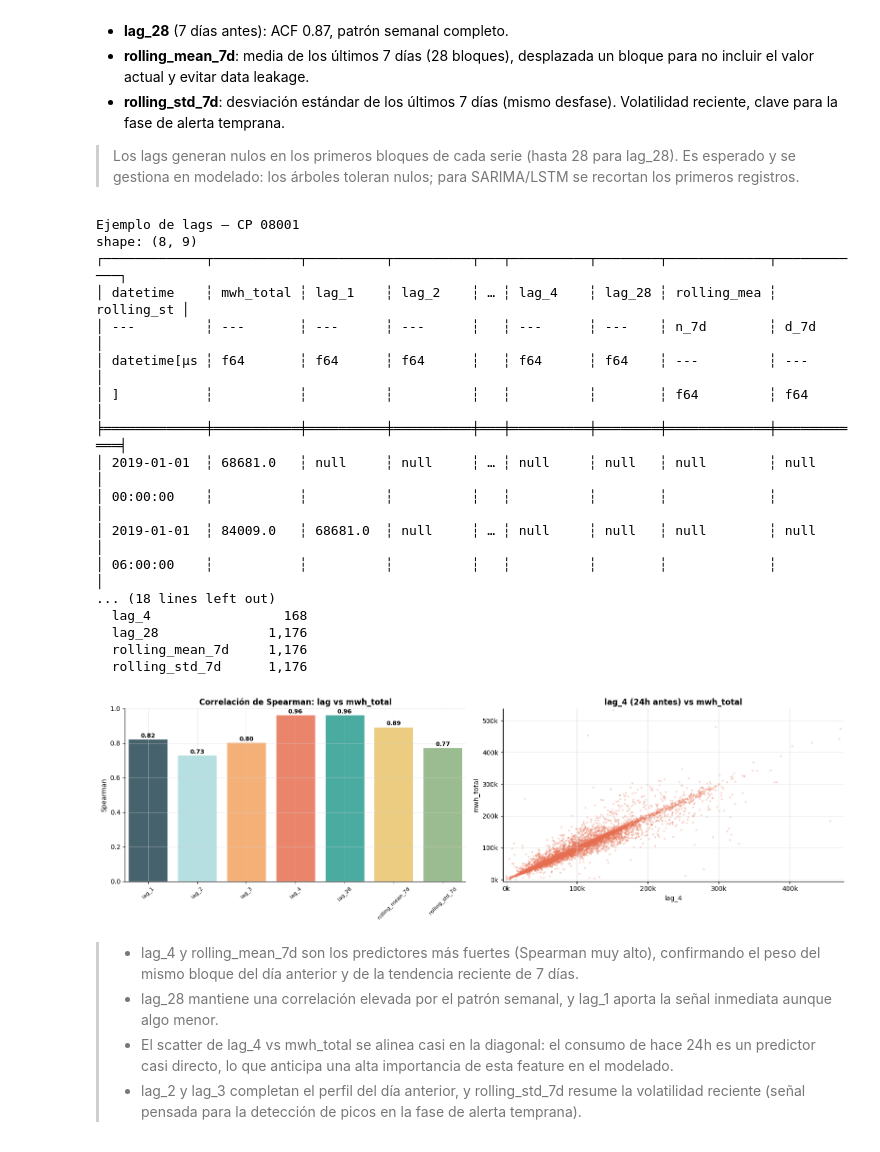
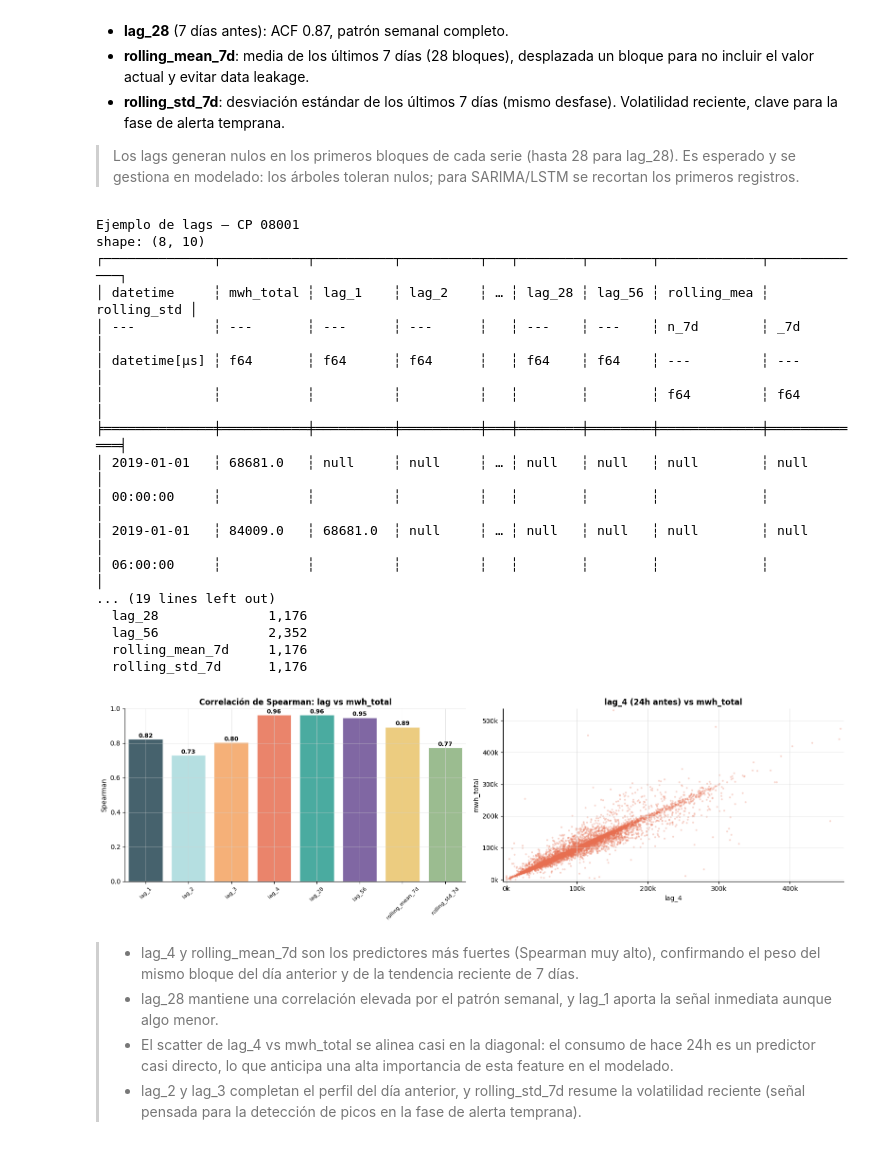
Before and after one commit to sebasposcor-del/TFM, a Jupyter notebook: notebooks/04_feature_engineering.ipynb, the cells around one changed output. Cells and saved outputs as stored; diff of their text form; code cells hidden in the pictures.

```diff
--- a/notebooks/04_feature_engineering.ipynb
+++ b/notebooks/04_feature_engineering.ipynb
@@ -544,6 +544,7 @@ df = df.with_columns([
     pl.col('mwh_total').shift(3).over('cod_postal').alias('lag_3'),
     pl.col('mwh_total').shift(4).over('cod_postal').alias('lag_4'),
     pl.col('mwh_total').shift(28).over('cod_postal').alias('lag_28'),
+    pl.col('mwh_total').shift(56).over('cod_postal').alias('lag_56'),
     pl.col('mwh_total').shift(1).rolling_mean(window_size=28).over('cod_postal').alias('rolling_mean_7d'),
     pl.col('mwh_total').shift(1).rolling_std(window_size=28).over('cod_postal').alias('rolling_std_7d'),
 ])
@@ -551,56 +552,56 @@ df = df.with_columns([
 cp_demo = df['cod_postal'].first()
 print(f"Ejemplo de lags — CP {cp_demo}")
 print(df.filter(pl.col('cod_postal') == cp_demo)
-        .select(['datetime', 'mwh_total', 'lag_1', 'lag_2', 'lag_3', 'lag_4', 'lag_28', 'rolling_mean_7d', 'rolling_std_7d'])
+        .select(['datetime', 'mwh_total', 'lag_1', 'lag_2', 'lag_3', 'lag_4', 'lag_28', 'lag_56', 'rolling_mean_7d', 'rolling_std_7d'])
         .head(8))
 
 print("\nNulos generados por los lags (primeros bloques de cada CP)")
-for v in ['lag_1', 'lag_2', 'lag_3', 'lag_4', 'lag_28', 'rolling_mean_7d', 'rolling_std_7d']:
+for v in ['lag_1', 'lag_2', 'lag_3', 'lag_4', 'lag_28', 'lag_56', 'rolling_mean_7d', 'rolling_std_7d']:
     print(f"  {v:<18} {df[v].null_count():>6,}")
 # %% [output]
 Ejemplo de lags — CP 08001
-shape: (8, 9)
-┌─────────────┬───────────┬──────────┬──────────┬───┬──────────┬────────┬─────────────┬────────────┐
-│ datetime    ┆ mwh_total ┆ lag_1    ┆ lag_2    ┆ … ┆ lag_4    ┆ lag_28 ┆ rolling_mea ┆ rolling_st │
-│ ---         ┆ ---       ┆ ---      ┆ ---      ┆   ┆ ---      ┆ ---    ┆ n_7d        ┆ d_7d       │
-│ datetime[μs ┆ f64       ┆ f64      ┆ f64      ┆   ┆ f64      ┆ f64    ┆ ---         ┆ ---        │
-│ ]           ┆           ┆          ┆          ┆   ┆          ┆        ┆ f64         ┆ f64        │
-╞═════════════╪═══════════╪══════════╪══════════╪═══╪══════════╪════════╪═════════════╪════════════╡
-│ 2019-01-01  ┆ 68681.0   ┆ null     ┆ null     ┆ … ┆ null     ┆ null   ┆ null        ┆ null       │
-│ 00:00:00    ┆           ┆          ┆          ┆   ┆          ┆        ┆             ┆            │
-│ 2019-01-01  ┆ 84009.0   ┆ 68681.0  ┆ null     ┆ … ┆ null     ┆ null   ┆ null        ┆ null       │
-│ 06:00:00    ┆           ┆          ┆          ┆   ┆          ┆        ┆             ┆            │
-... (18 lines left out)
-  lag_4                 168
+shape: (8, 10)
+┌──────────────┬───────────┬──────────┬──────────┬───┬────────┬────────┬─────────────┬─────────────┐
+│ datetime     ┆ mwh_total ┆ lag_1    ┆ lag_2    ┆ … ┆ lag_28 ┆ lag_56 ┆ rolling_mea ┆ rolling_std │
+│ ---          ┆ ---       ┆ ---      ┆ ---      ┆   ┆ ---    ┆ ---    ┆ n_7d        ┆ _7d         │
+│ datetime[μs] ┆ f64       ┆ f64      ┆ f64      ┆   ┆ f64    ┆ f64    ┆ ---         ┆ ---         │
+│              ┆           ┆          ┆          ┆   ┆        ┆        ┆ f64         ┆ f64         │
+╞══════════════╪═══════════╪══════════╪══════════╪═══╪════════╪════════╪═════════════╪═════════════╡
+│ 2019-01-01   ┆ 68681.0   ┆ null     ┆ null     ┆ … ┆ null   ┆ null   ┆ null        ┆ null        │
+│ 00:00:00     ┆           ┆          ┆          ┆   ┆        ┆        ┆             ┆             │
+│ 2019-01-01   ┆ 84009.0   ┆ 68681.0  ┆ null     ┆ … ┆ null   ┆ null   ┆ null        ┆ null        │
+│ 06:00:00     ┆           ┆          ┆          ┆   ┆        ┆        ┆             ┆             │
+... (19 lines left out)
   lag_28              1,176
+  lag_56              2,352
   rolling_mean_7d     1,176
   rolling_std_7d      1,176
 # %%
-lags = ['lag_1', 'lag_2', 'lag_3', 'lag_4', 'lag_28', 'rolling_mean_7d', 'rolling_std_7d']
+lags = ['lag_1', 'lag_2', 'lag_3', 'lag_4', 'lag_28', 'lag_56', 'rolling_mean_7d', 'rolling_std_7d']
 corrs = []
 for v in lags:
     d = df.select([v, 'mwh_total']).drop_nulls()
     corrs.append(spearmanr(d[v].to_numpy(), d['mwh_total'].to_numpy()).statistic)
 
 fig, axes = plt.subplots(1, 2, figsize=(16, 5))
 
-bars = axes[0].bar(lags, corrs, color=[C1, C6, C4, C5, C2, C3, '#8AB17D'], alpha=0.85, edgecolor='white')
+bars = axes[0].bar(lags, corrs, color=[C1, C6, C4, C5, C2, '#6A4C93', C3, '#8AB17D'], alpha=0.85, edgecolor='white')
 for b, c in zip(bars, corrs):
     axes[0].text(b.get_x() + b.get_width()/2, b.get_height() + 0.01,
                  f'{c:.2f}', ha='center', fontsize=9, fontweight='bold')
 axes[0].set_title('Correlación de Spearman: lag vs mwh_total', fontweight='bold')
 axes[0].set_ylabel('Spearman'); axes[0].set_ylim(0, 1)
 axes[0].tick_params(axis='x', rotation=45, labelsize=8)
 
 d = df.select(['lag_4', 'mwh_total']).drop_nulls().sample(n=8000, seed=42)
 axes[1].scatter(d['lag_4'].to_numpy(), d['mwh_total'].to_numpy(), s=4, alpha=0.2, color=C5)
 axes[1].set_title('lag_4 (24h antes) vs mwh_total', fontweight='bold')
 axes[1].set_xlabel('lag_4'); axes[1].set_ylabel('mwh_total')
 axes[1].xaxis.set_major_formatter(plt.FuncFormatter(lambda v, _: f'{v/1000:.0f}k'))
 axes[1].yaxis.set_major_formatter(plt.FuncFormatter(lambda v, _: f'{v/1000:.0f}k'))
 plt.tight_layout(); plt.show()
 # %% [output]
-[figure, old version]
+[figure, new version]
 # %% [markdown]
 > - lag_4 y rolling_mean_7d son los predictores más fuertes (Spearman muy alto), confirmando
 >   el peso del mismo bloque del día anterior y de la tendencia reciente de 7 días.
```
Also changed, not shown: parts of 10 cells of this notebook, 6 other files.
